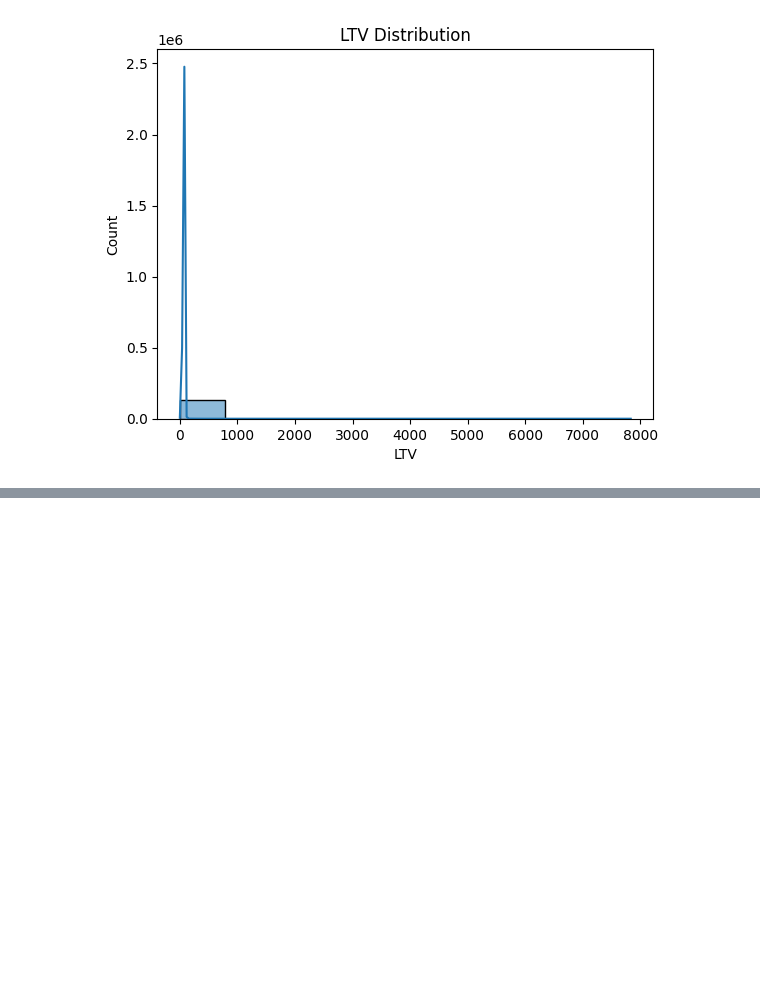
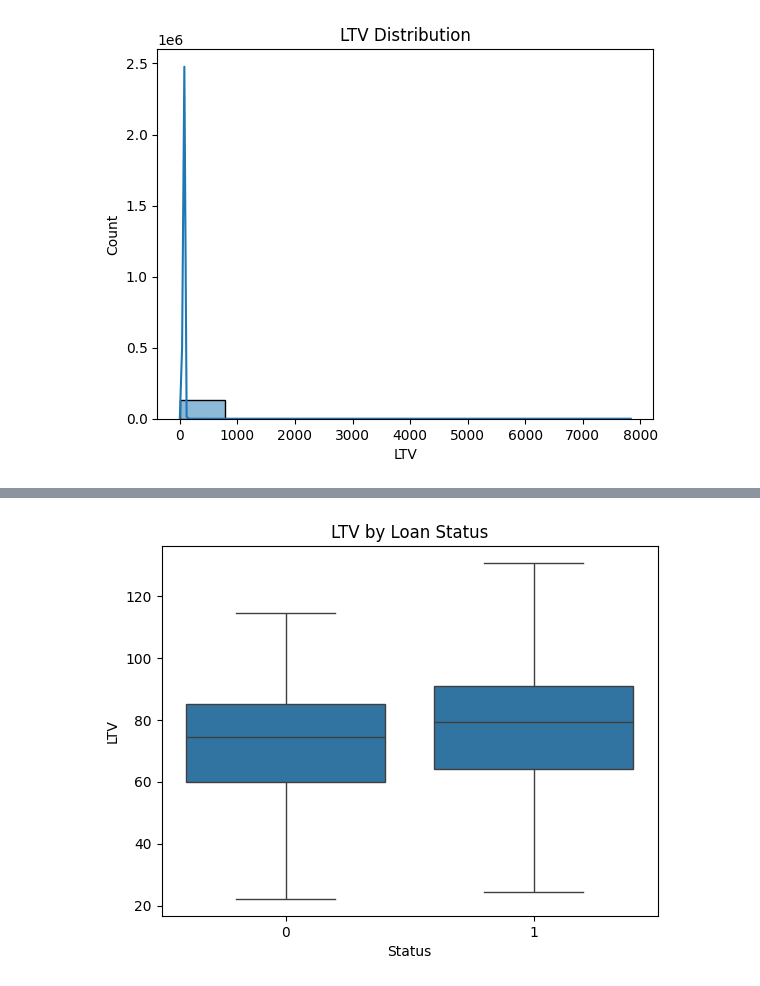
Before and after one commit to YASH280626/loan-default-prediction, a Jupyter notebook: analysis.ipynb, the cells around one changed output, grey strips where cells are left out. Saved outputs shown, nothing was run; the diff lists cells and outputs as text; code cells hidden in the pictures; blank space fills up the shorter version.

Commit message:
Investigated LTV by Loan Status

```diff
--- a/analysis.ipynb
+++ b/analysis.ipynb
@@ -424,0 +455,6 @@ plt.show()
+# %%
+sns.boxplot(x='Status', y='LTV', data=df, showfliers=False)
+plt.title('LTV by Loan Status')
+plt.show()
+# %% [output]
+[figure, added]
```
Also changed, not shown: parts of 3 cells of this notebook.
